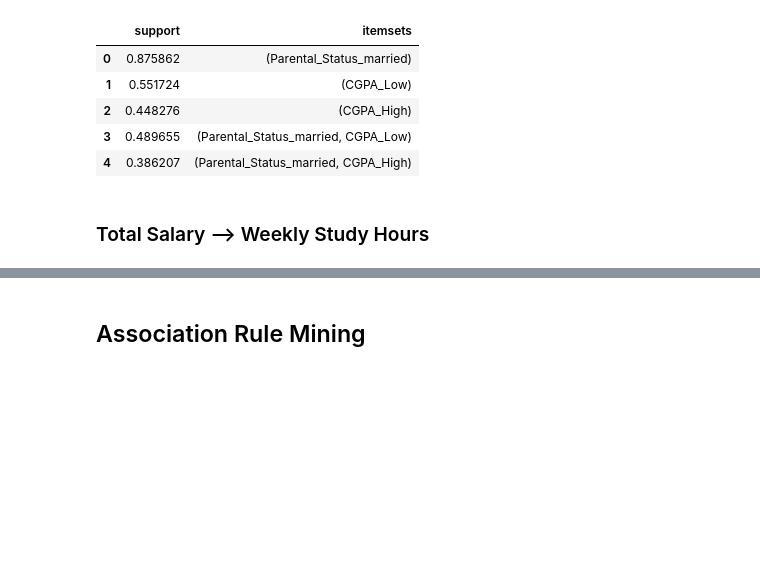
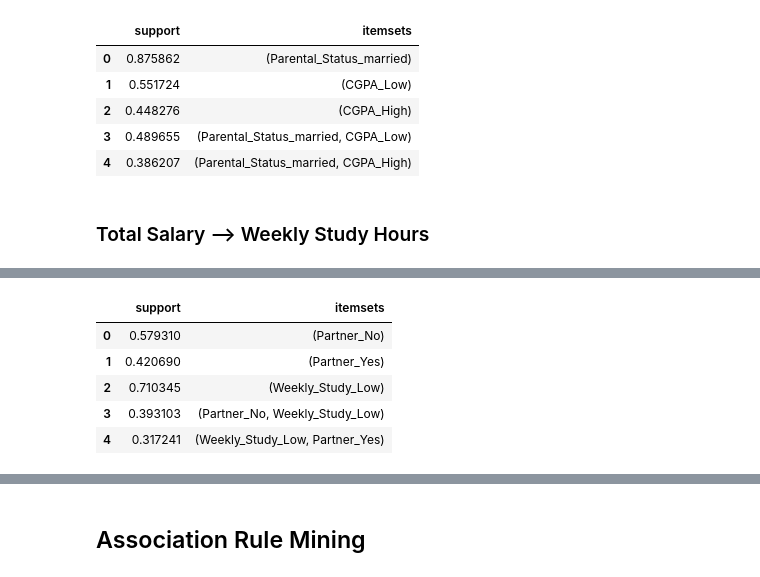
Before and after one commit to waiee/Higher-Education-Students-Performance-Evaluation---Association-Rule-Mining, a Jupyter notebook: test.ipynb, the cells around one changed output, grey strips where cells are left out. Saved outputs shown, nothing was run; the diff lists cells and outputs as text; code cells hidden in the pictures; blank space fills up the shorter version.

```diff
--- a/test.ipynb
+++ b/test.ipynb
@@ -487,0 +512,11 @@ display(fp_fpgrowth)
+# %%
+#fpapriori method
+fp_apriori = fp.apriori(newfinaldf_encode,min_support=0.3,use_colnames=True)
+display(fp_apriori)
+# %% [output]
+|  | support | itemsets |
+| 0 | 0.579310 | (Partner_No) |
+| 1 | 0.420690 | (Partner_Yes) |
+| 2 | 0.710345 | (Weekly_Study_Low) |
+| 3 | 0.393103 | (Partner_No, Weekly_Study_Low) |
+| 4 | 0.317241 | (Weekly_Study_Low, Partner_Yes) |
```
Also changed, not shown: parts of 8 cells of this notebook.
